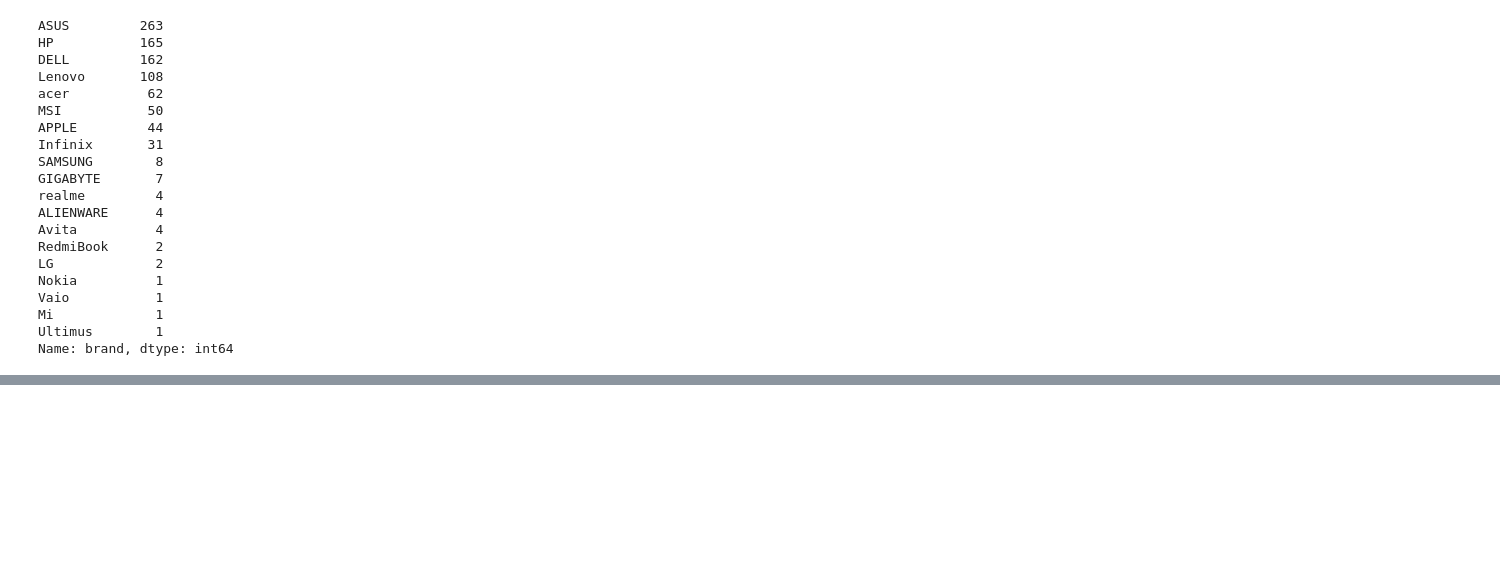
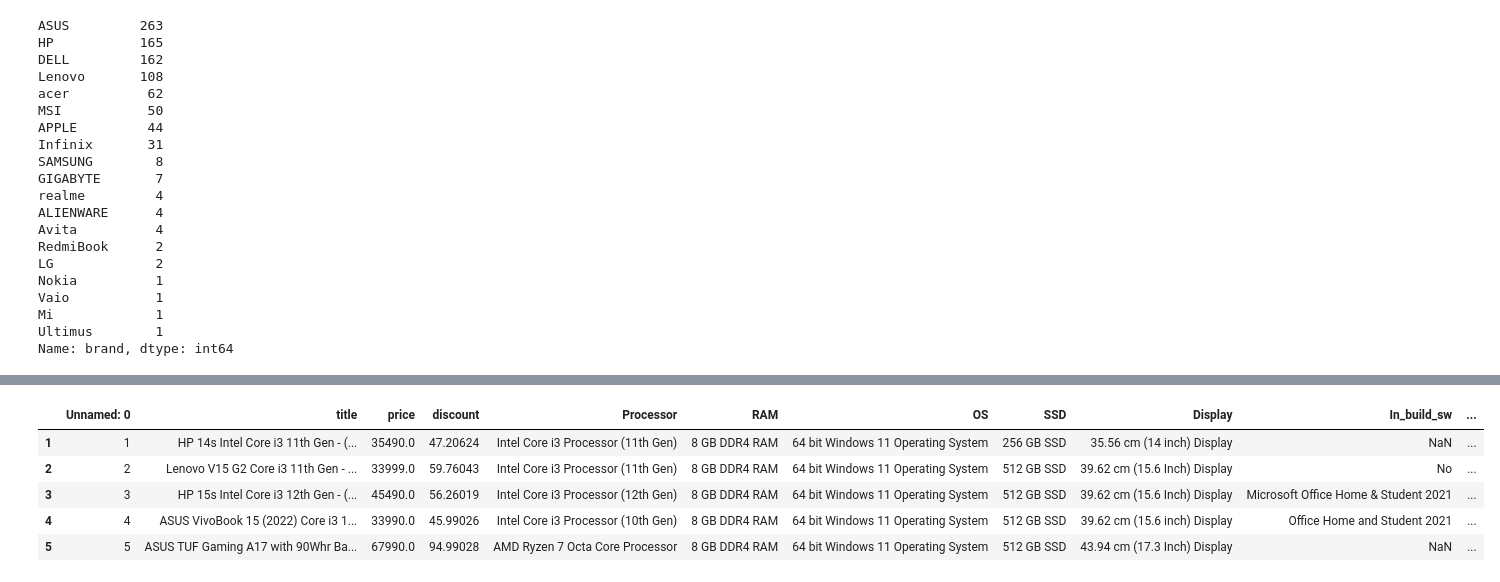
Before and after one commit to SOUMMAR91/Greta, a Jupyter notebook: Laptops_SOUMMAR_Soumia.ipynb, the cells around one changed output, grey strips where cells are left out. Cells and saved outputs as stored; diff of their text form; code cells hidden in the pictures; blank space fills up the shorter version.

```diff
--- a/Laptops_SOUMMAR_Soumia.ipynb
+++ b/Laptops_SOUMMAR_Soumia.ipynb
@@ -236,0 +298,9 @@ NameError: name 'df_filter' is not defined
+# %%
+df.head()
+# %% [output]
+|  | Unnamed: 0 | title | price | discount | Processor | RAM | OS | SSD | Display | In_build_sw | ... |
+| 1 | 1 | HP 14s Intel Core i3 11th Gen - (... | 35490.0 | 47.20624 | Intel Core i3 Processor (11th Gen) | 8 GB DDR4 RAM | 64 bit Windows 11 Operating System | 256 GB SSD | 35.56 cm (14 inch) Display | NaN | ... |
+| 2 | 2 | Lenovo V15 G2 Core i3 11th Gen - ... | 33999.0 | 59.76043 | Intel Core i3 Processor (11th Gen) | 8 GB DDR4 RAM | 64 bit Windows 11 Operating System | 512 GB SSD | 39.62 cm (15.6 Inch) Display | No | ... |
+| 3 | 3 | HP 15s Intel Core i3 12th Gen - (... | 45490.0 | 56.26019 | Intel Core i3 Processor (12th Gen) | 8 GB DDR4 RAM | 64 bit Windows 11 Operating System | 512 GB SSD | 39.62 cm (15.6 Inch) Display | Microsoft Office Home & Student 2021 | ... |
+| 4 | 4 | ASUS VivoBook 15 (2022) Core i3 1... | 33990.0 | 45.99026 | Intel Core i3 Processor (10th Gen) | 8 GB DDR4 RAM | 64 bit Windows 11 Operating System | 512 GB SSD | 39.62 cm (15.6 inch) Display | Office Home and Student 2021 | ... |
+| 5 | 5 | ASUS TUF Gaming A17 with 90Whr Ba... | 67990.0 | 94.99028 | AMD Ryzen 7 Octa Core Processor | 8 GB DDR4 RAM | 64 bit Windows 11 Operating System | 512 GB SSD | 43.94 cm (17.3 Inch) Display | NaN | ... |
```
Also changed, not shown: parts of 22 cells of this notebook.
